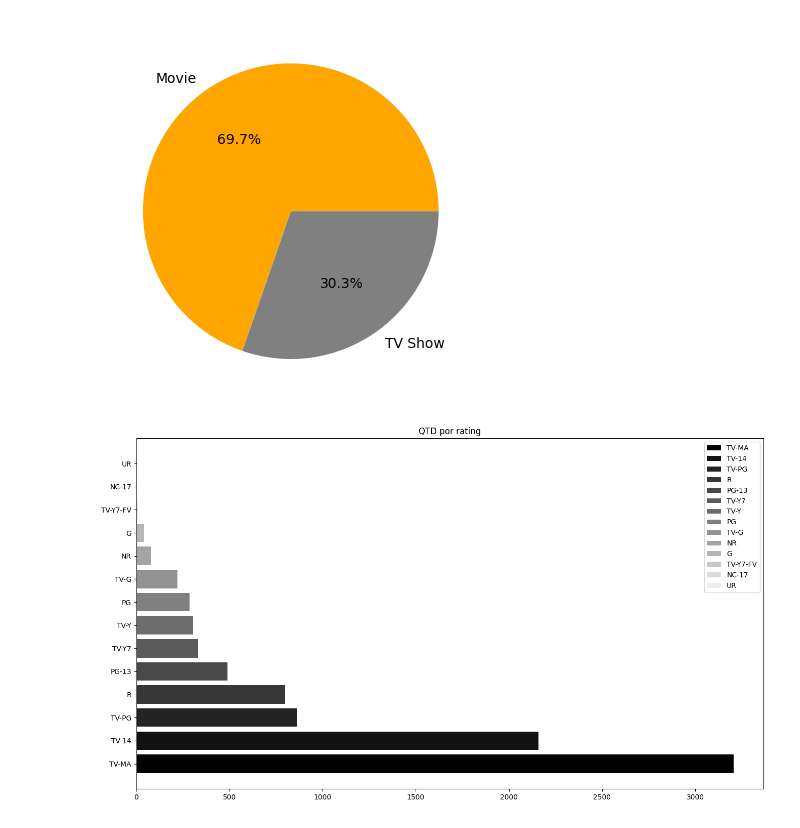
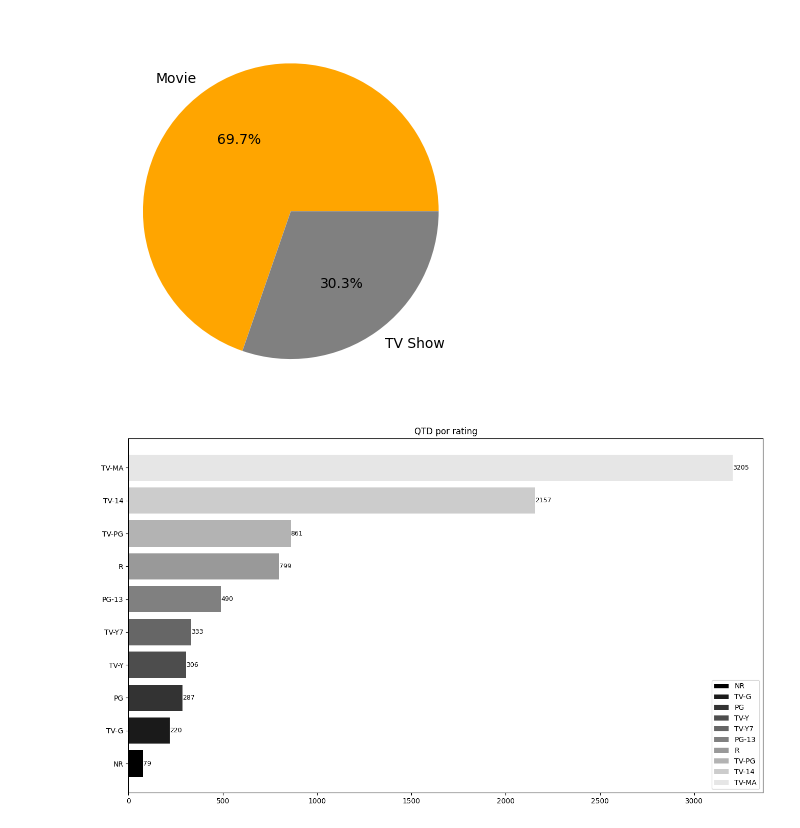
Before and after one commit to NicolasRaphael/Netflix_Analysis_Visualization, a Jupyter notebook: netflix_analysis.ipynb, the cells around one changed output. Saved outputs shown, nothing was run; the diff lists cells and outputs as text; code cells hidden in the pictures.

```diff
--- a/netflix_analysis.ipynb
+++ b/netflix_analysis.ipynb
@@ -268,24 +269,29 @@ ax.pie(counts, labels=types, autopct='%1.1f%%', colors=['orange','gray'])
   Text(0.347970614524184, -0.488790805383716, '30.3%')])
 [figure]
 # %%
-# Avaliações dos filmes
-rating = frame['rating'].value_counts()
-rating = rating.reset_index()
+# Avaliações dos filmes. Iremos plotar no gráfico somente os 10 primeiros rating utilizando o iloc.
+rating = (frame['rating'].value_counts()).iloc[:10]
+# Colocando o nosso dataframe em ordem ascendente.
+rating = rating.reset_index().sort_values('count')
+# nome para as colunas.
 rating.columns = ['rating','count_rating']
 rating
 
 rating_all = rating['rating']
 count_rating = rating['count_rating']
 
 colors = [str(i/len(rating_all)) for i in range(len(rating_all))]
 
 fig, ax = plt.subplots(figsize=(16,9))
-
 bars = ax.barh(rating_all, count_rating, color=colors)
 
+#Adicionando um título, legenda e rótulo de dados
 ax.set_title("QTD por rating", loc="center")
 ax.legend(bars, rating_all)
+ax.bar_label(bars,fontsize=9)
+
+
 
 plt.show()
 # %% [output]
-[figure, old version]
+[figure, new version]
```
Also changed, not shown: parts of 2 cells of this notebook.
